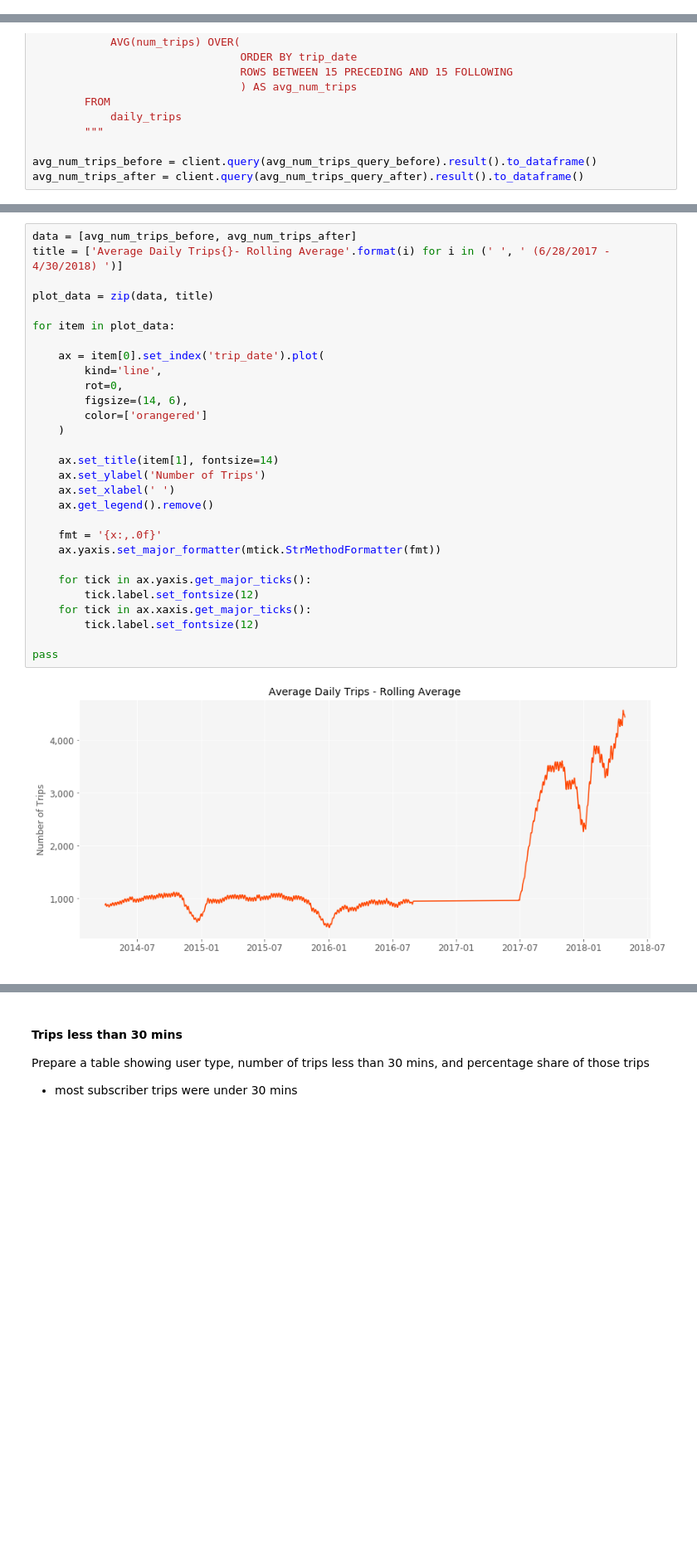
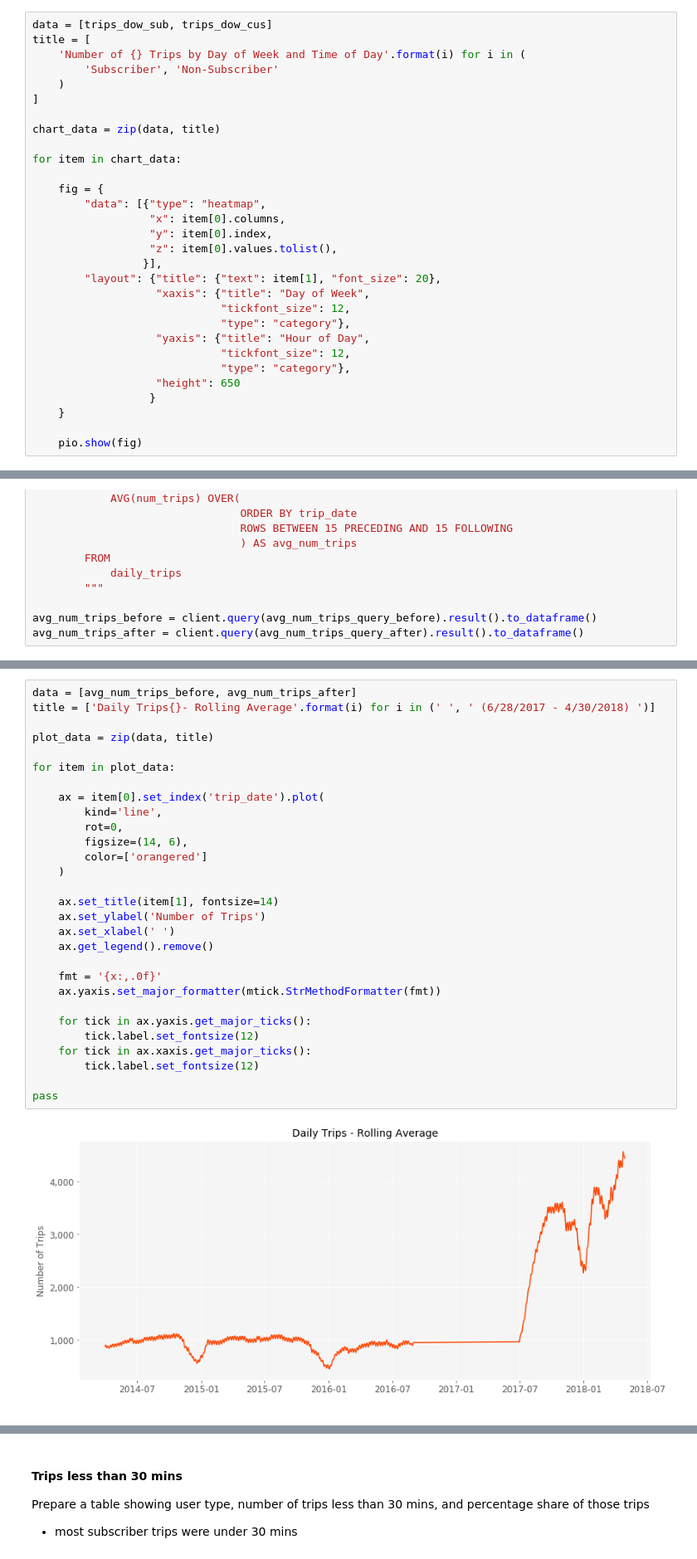
Before and after one commit to chenliny-zz/SF_Bikeshare_BigQuery, a Jupyter notebook: SF_Bikeshare_BigQuery.ipynb, the cells around one changed output, grey strips where cells are left out. Shown: that part at 83% size. Drawn from its saved outputs; the diff is of its cells as text; blank space fills up the shorter version.

```diff
--- a/SF_Bikeshare_BigQuery.ipynb
+++ b/SF_Bikeshare_BigQuery.ipynb
@@ -417,0 +430,30 @@ pass
+# %%
+data = [trips_dow_sub, trips_dow_cus]
+title = [
+    'Number of {} Trips by Day of Week and Time of Day'.format(i) for i in (
+        'Subscriber', 'Non-Subscriber'
+    )
+]
+
+chart_data = zip(data, title)
+
+for item in chart_data:
+
+    fig = {
+        "data": [{"type": "heatmap",
+                  "x": item[0].columns,
+                  "y": item[0].index,
+                  "z": item[0].values.tolist(),
+                 }],
+        "layout": {"title": {"text": item[1], "font_size": 20},
+                   "xaxis": {"title": "Day of Week",
+                             "tickfont_size": 12,
+                             "type": "category"},
+                   "yaxis": {"title": "Hour of Day",
+                             "tickfont_size": 12,
+                             "type": "category"},
+                   "height": 650
+                  }
+    }
+
+    pio.show(fig)
@@ -474,31 +519,31 @@ avg_num_trips_after = client.query(avg_num_trips_query_after).result().to_datafr
 # %%
 data = [avg_num_trips_before, avg_num_trips_after]
-title = ['Average Daily Trips{}- Rolling Average'.format(i) for i in (' ', ' (6/28/2017 - 4/30/2018) ')]
+title = ['Daily Trips{}- Rolling Average'.format(i) for i in (' ', ' (6/28/2017 - 4/30/2018) ')]
 
 plot_data = zip(data, title)
 
 for item in plot_data:
 
     ax = item[0].set_index('trip_date').plot(
         kind='line',
         rot=0,
         figsize=(14, 6),
         color=['orangered']
     )
 
     ax.set_title(item[1], fontsize=14)
     ax.set_ylabel('Number of Trips')
     ax.set_xlabel(' ')
     ax.get_legend().remove()
 
     fmt = '{x:,.0f}'
     ax.yaxis.set_major_formatter(mtick.StrMethodFormatter(fmt))
 
     for tick in ax.yaxis.get_major_ticks():
         tick.label.set_fontsize(12)
     for tick in ax.xaxis.get_major_ticks():
         tick.label.set_fontsize(12)
 
 pass
 # %% [output]
-[figure, old version]
+[figure, new version]
```
Also changed, not shown: parts of 43 cells of this notebook.
